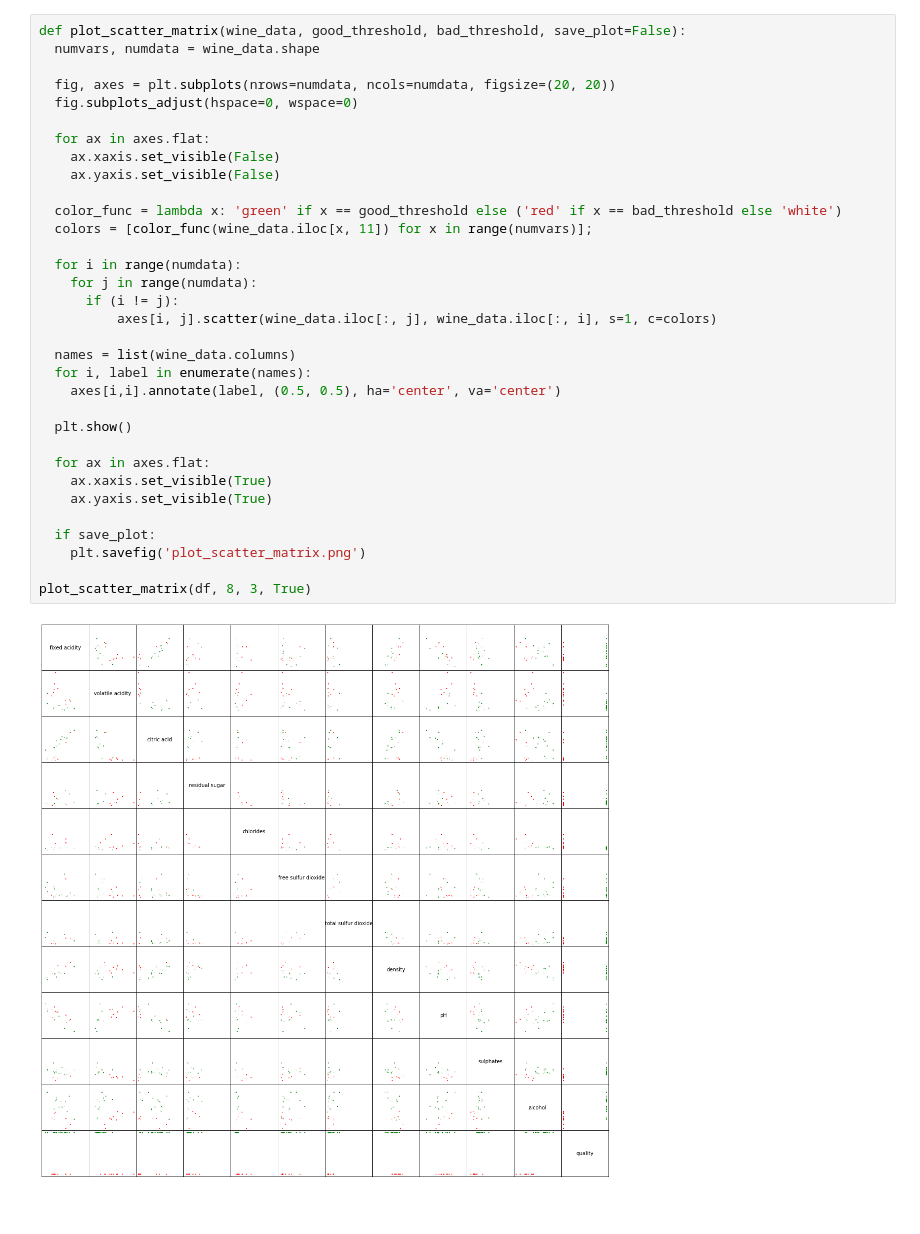
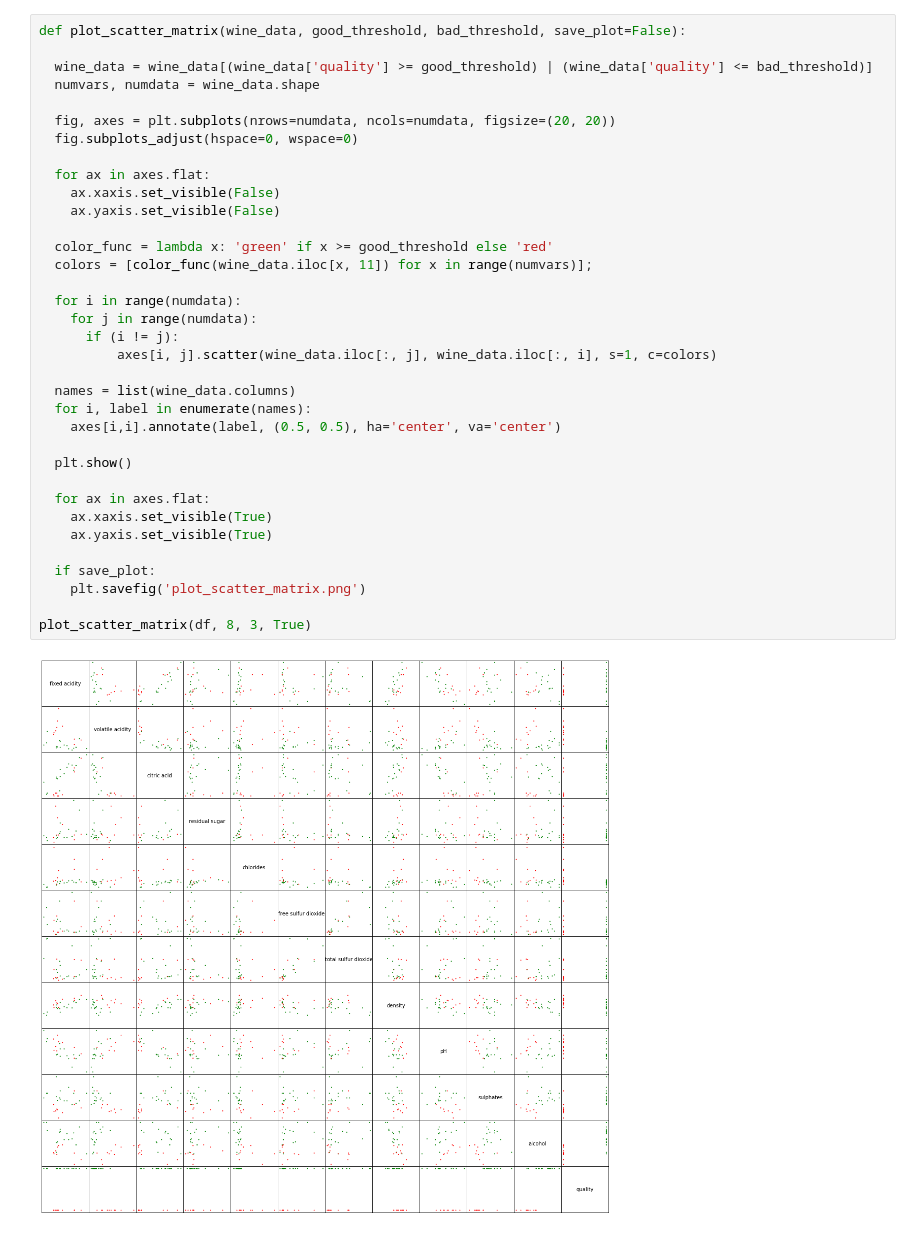
Before and after one commit to etugoluk/ft_sommelier, a Jupyter notebook: ft_sommelier.ipynb, the cells around one changed output. Saved outputs shown, nothing was run; the diff lists cells and outputs as text.

Commit message:
Filtering data in scatter_plot_matrix function

```diff
--- a/ft_sommelier.ipynb
+++ b/ft_sommelier.ipynb
@@ -30,39 +30,41 @@ Saving winequality-red.csv to winequality-red.csv
 1599 rows × 12 columns
 # %%
 def plot_scatter_matrix(wine_data, good_threshold, bad_threshold, save_plot=False):
+
+  wine_data = wine_data[(wine_data['quality'] >= good_threshold) | (wine_data['quality'] <= bad_threshold)]
   numvars, numdata = wine_data.shape
 
   fig, axes = plt.subplots(nrows=numdata, ncols=numdata, figsize=(20, 20))
   fig.subplots_adjust(hspace=0, wspace=0)
 
   for ax in axes.flat:
     ax.xaxis.set_visible(False)
     ax.yaxis.set_visible(False)
 
-  color_func = lambda x: 'green' if x == good_threshold else ('red' if x == bad_threshold else 'white')
+  color_func = lambda x: 'green' if x >= good_threshold else 'red'
   colors = [color_func(wine_data.iloc[x, 11]) for x in range(numvars)];
 
   for i in range(numdata):
     for j in range(numdata):
       if (i != j):
           axes[i, j].scatter(wine_data.iloc[:, j], wine_data.iloc[:, i], s=1, c=colors)
 
   names = list(wine_data.columns)
   for i, label in enumerate(names):
     axes[i,i].annotate(label, (0.5, 0.5), ha='center', va='center')
 
   plt.show()
 
   for ax in axes.flat:
     ax.xaxis.set_visible(True)
     ax.yaxis.set_visible(True)
 
   if save_plot:
     plt.savefig('plot_scatter_matrix.png')
 
 plot_scatter_matrix(df, 8, 3, True)
 # %% [output]
-[figure, old version]
+[figure, new version]
 <Figure size 432x288 with 0 Axes>
 # %%
 import random as rd
```
Also changed, not shown: parts of 2 cells of this notebook.
